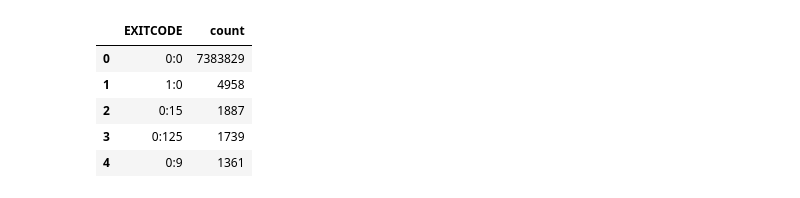
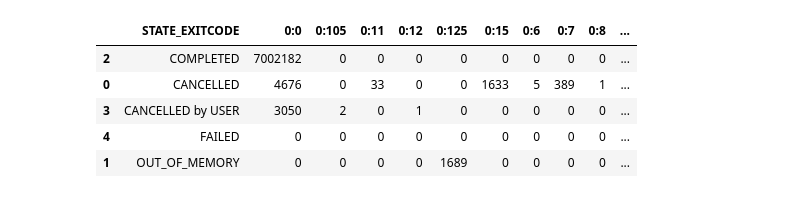
Before and after one commit to jrioross/accre-data-nerds, a Jupyter notebook: notebooks/rohit_accre_nb.ipynb, the cells around one changed output. Saved outputs shown, nothing was run; the diff lists cells and outputs as text; code cells hidden in the pictures.

```diff
--- a/notebooks/rohit_accre_nb.ipynb
+++ b/notebooks/rohit_accre_nb.ipynb
@@ -9,7 +31,8 @@ import matplotlib.ticker as ticker
 import seaborn as sns
 # %%
 # Set view options
-pd.set_option("display.max_rows", 500)
+pd.set_option('display.max_rows', 500)
+pd.set_option('display.max_columns', 50)
 # %%
 # Create spark session
 spark = SparkSession.builder.getOrCreate()
@@ -34,17 +38,0 @@ slurm_jobs = slurm_jobs.filter('END != "Unknown"')
-# %%
-# Aggregate exitcode counts
-exitcodes = (slurm_jobs
-             .groupBy('EXITCODE')
-             .count()
-             .sort('count', ascending = False)
-             .toPandas()
-)
-
-exitcodes.head()
-# %% [output]
-|  | EXITCODE | count |
-| 0 | 0:0 | 7383829 |
-| 1 | 1:0 | 4958 |
-| 2 | 0:15 | 1887 |
-| 3 | 0:125 | 1739 |
-| 4 | 0:9 | 1361 |
@@ -50,0 +52,38 @@ exitcodes.head()
+# %%
+# Clean up dataframes
+slurm_jobs = slurm_jobs.withColumn('STATE', F.regexp_replace('STATE', r'CANCELLED by.*', 'CANCELLED by USER'))
+slurm_jobs = slurm_jobs.withColumn('BEGIN', F.to_timestamp(F.col('BEGIN')))
+slurm_jobs = slurm_jobs.withColumn('END', F.to_timestamp(F.col('END')))
+slurm_jobs = slurm_jobs.withColumn('NODES', F.col('NODES').cast('int'))
+slurm_jobs = slurm_jobs.withColumn('CPUS', F.col('CPUS').cast('int'))
+slurm_jobs = slurm_jobs.withColumn('REQMEMxNODES', F.regexp_replace('REQMEM', 'Mn', '').cast('int') * F.col('NODES'))
+slurm_jobs = slurm_jobs.withColumn('REQMEMxCPUS', F.regexp_replace('REQMEM', 'Mc', '').cast('int') * F.col('CPUS'))
+slurm_jobs = slurm_jobs.withColumn('REQMEM', F.coalesce(F.col('REQMEMxNODES'), F.col('REQMEMxCPUS')))
+slurm_jobs = slurm_jobs.withColumn('USEDMEM', F.regexp_replace('USEDMEM', 'M', '').cast('int'))
+slurm_jobs = slurm_jobs.filter('END is not null')
+
+ce5_log = ce5_log.withColumn('timestamp', F.to_timestamp(F.col('timestamp')))
+ce5_log = ce5_log.withColumn('user', F.regexp_replace('user', 'user ', '').cast('int'))
+ce5_log = ce5_log.withColumn('retry_attempt', F.regexp_replace('retry_attempt', 'retry ', '').cast('int'))
+ce5_log = ce5_log.withColumn('execution_time', F.regexp_replace('execution_time', 'time ', '').cast('float'))
+ce5_log = ce5_log.withColumn('returncode', F.regexp_replace('returncode', 'returncode ', '').cast('int'))
+ce5_log = ce5_log.withColumn('command', F.regexp_extract(F.col('command'), '.*/usr/bin/(\w+)', 1))
+
+ce6_log = ce6_log.withColumn('timestamp', F.to_timestamp(F.col('timestamp')))
+ce6_log = ce6_log.withColumn('user', F.regexp_replace('user', 'user ', '').cast('int'))
+ce6_log = ce6_log.withColumn('retry_attempt', F.regexp_replace('retry_attempt', 'retry ', '').cast('int'))
+ce6_log = ce6_log.withColumn('execution_time', F.regexp_replace('execution_time', 'time ', '').cast('float'))
+ce6_log = ce6_log.withColumn('returncode', F.regexp_replace('returncode', 'returncode ', '').cast('int'))
+ce6_log = ce6_log.withColumn('command', F.regexp_extract(F.col('command'), '.*/usr/bin/(\w+)', 1))
+# %%
+# Perform crosstab on state and exitcode columns
+state_exitcode_crosstab = slurm_jobs.filter('PARTITION = "production"').crosstab('STATE', 'EXITCODE').toPandas()
+state_exitcode_crosstab = state_exitcode_crosstab.iloc[np.argsort(state_exitcode_crosstab.sum(axis = 1))[::-1]]
+display(state_exitcode_crosstab)
+# %% [output]
+|  | STATE_EXITCODE | 0:0 | 0:105 | 0:11 | 0:12 | 0:125 | 0:15 | 0:6 | 0:7 | 0:8 | ... |
+| 2 | COMPLETED | 7002182 | 0 | 0 | 0 | 0 | 0 | 0 | 0 | 0 | ... |
+| 0 | CANCELLED | 4676 | 0 | 33 | 0 | 0 | 1633 | 5 | 389 | 1 | ... |
+| 3 | CANCELLED by USER | 3050 | 2 | 0 | 1 | 0 | 0 | 0 | 0 | 0 | ... |
+| 4 | FAILED | 0 | 0 | 0 | 0 | 0 | 0 | 0 | 0 | 0 | ... |
+| 1 | OUT_OF_MEMORY | 0 | 0 | 0 | 0 | 1689 | 0 | 0 | 0 | 0 | ... |
```
Also changed, not shown: parts of 28 cells of this notebook.
